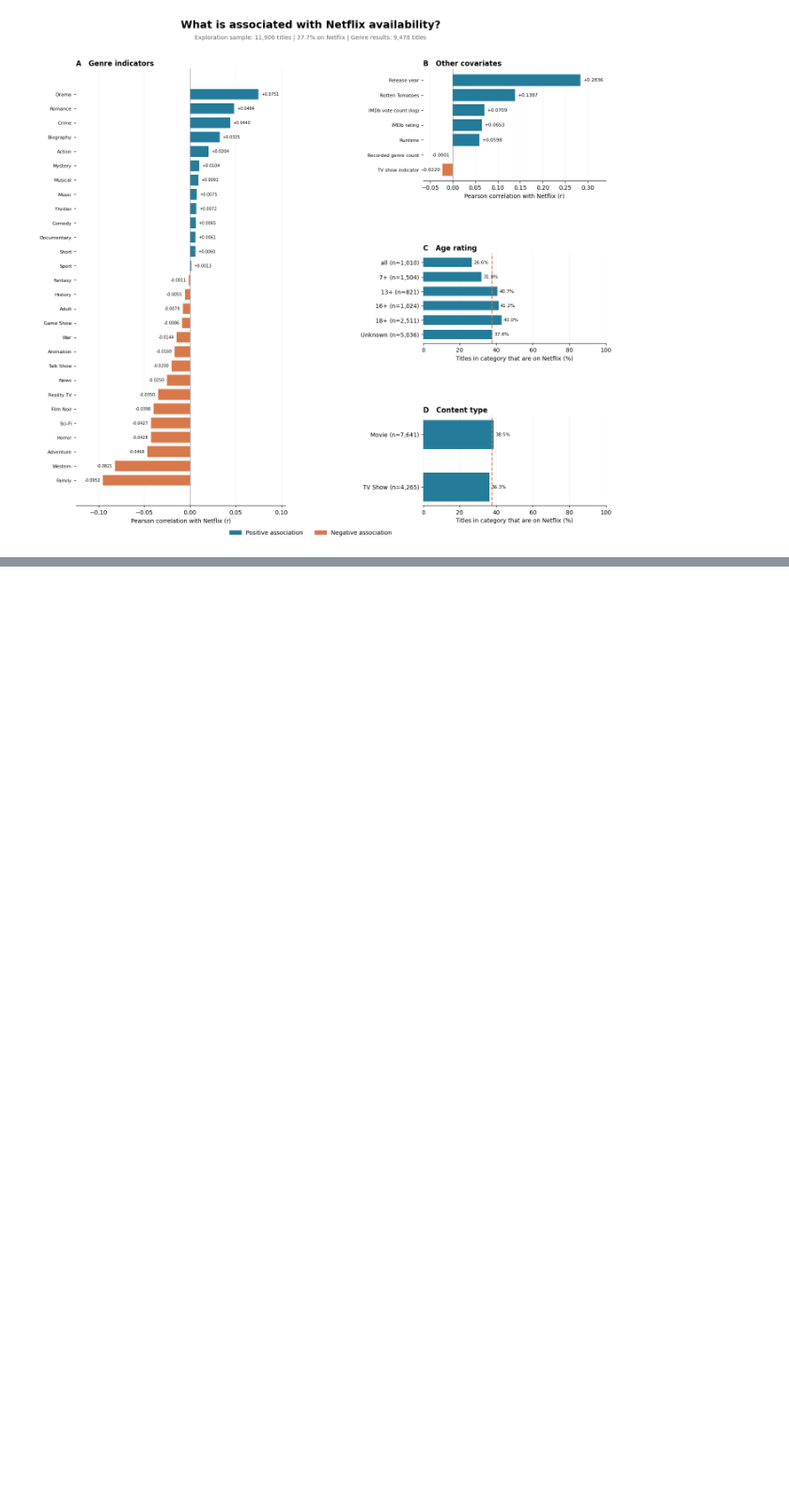
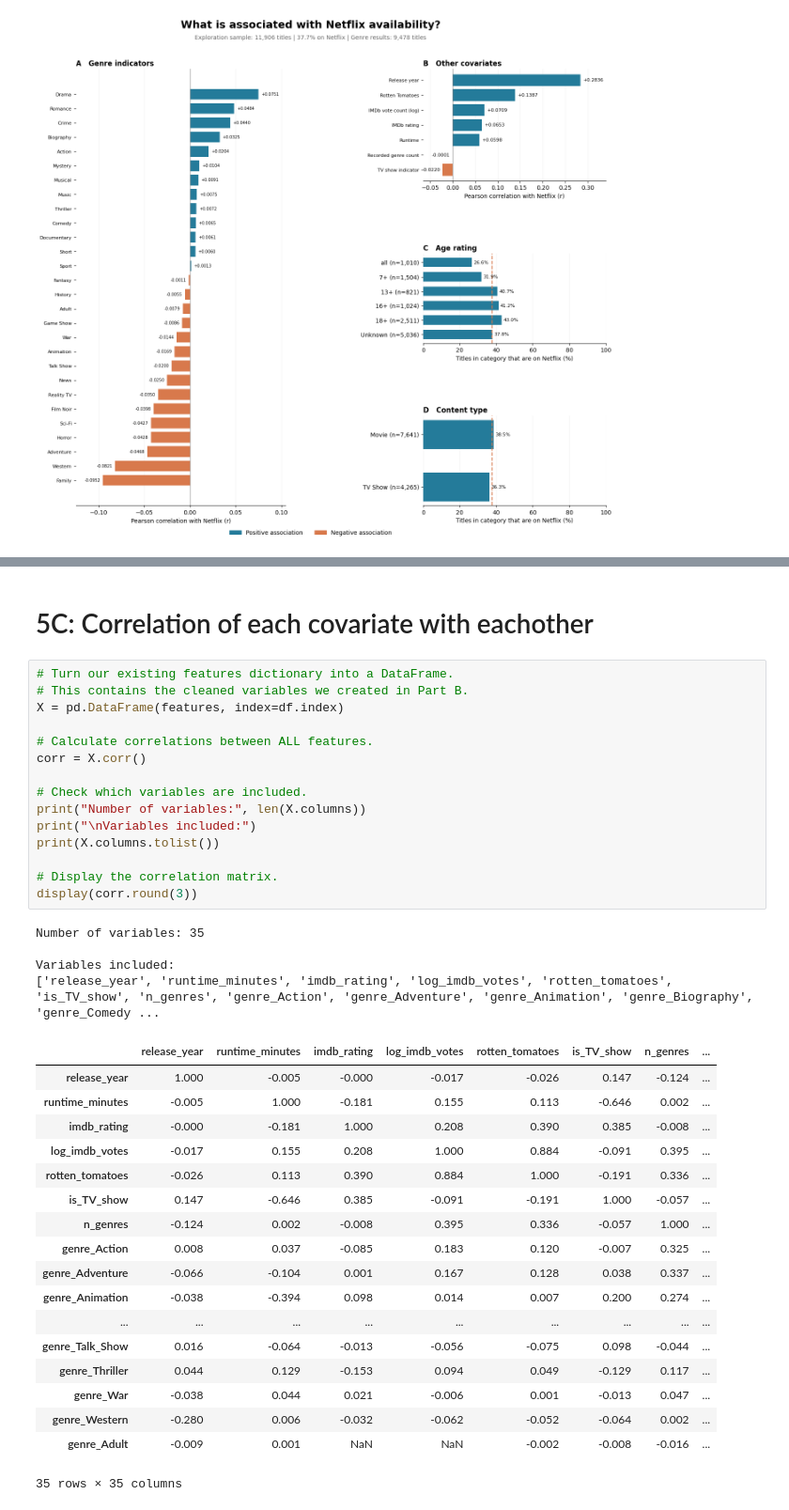
Before and after one commit to luzcielponce-create/MS-E-226-Project-, a Jupyter notebook: streaming_data_correlation_coefficients.ipynb, the cells around one changed output, grey strips where cells are left out. Shown at 94% size. Cells and saved outputs as stored; diff of their text form; blank space fills up the shorter version.

```diff
--- a/streaming_data_correlation_coefficients.ipynb
+++ b/streaming_data_correlation_coefficients.ipynb
@@ -472,0 +470,40 @@ fig.savefig(
+# %% [markdown]
+# 5C: Correlation of each covariate with eachother
+# %%
+# Turn our existing features dictionary into a DataFrame.
+# This contains the cleaned variables we created in Part B.
+X = pd.DataFrame(features, index=df.index)
+
+# Calculate correlations between ALL features.
+corr = X.corr()
+
+# Check which variables are included.
+print("Number of variables:", len(X.columns))
+print("\nVariables included:")
+print(X.columns.tolist())
+
+# Display the correlation matrix.
+display(corr.round(3))
+# %% [output]
+Number of variables: 35
+
+Variables included:
+['release_year', 'runtime_minutes', 'imdb_rating', 'log_imdb_votes', 'rotten_tomatoes', 'is_TV_show', 'n_genres', 'genre_Action', 'genre_Adventure', 'genre_Animation', 'genre_Biography', 'genre_Comedy ...
+|  | release_year | runtime_minutes | imdb_rating | log_imdb_votes | rotten_tomatoes | is_TV_show | n_genres | ... |
+| release_year | 1.000 | -0.005 | -0.000 | -0.017 | -0.026 | 0.147 | -0.124 | ... |
+| runtime_minutes | -0.005 | 1.000 | -0.181 | 0.155 | 0.113 | -0.646 | 0.002 | ... |
+| imdb_rating | -0.000 | -0.181 | 1.000 | 0.208 | 0.390 | 0.385 | -0.008 | ... |
+| log_imdb_votes | -0.017 | 0.155 | 0.208 | 1.000 | 0.884 | -0.091 | 0.395 | ... |
+| rotten_tomatoes | -0.026 | 0.113 | 0.390 | 0.884 | 1.000 | -0.191 | 0.336 | ... |
+| is_TV_show | 0.147 | -0.646 | 0.385 | -0.091 | -0.191 | 1.000 | -0.057 | ... |
+| n_genres | -0.124 | 0.002 | -0.008 | 0.395 | 0.336 | -0.057 | 1.000 | ... |
+| genre_Action | 0.008 | 0.037 | -0.085 | 0.183 | 0.120 | -0.007 | 0.325 | ... |
+| genre_Adventure | -0.066 | -0.104 | 0.001 | 0.167 | 0.128 | 0.038 | 0.337 | ... |
+| genre_Animation | -0.038 | -0.394 | 0.098 | 0.014 | 0.007 | 0.200 | 0.274 | ... |
+| ... | ... | ... | ... | ... | ... | ... | ... | ... |
+| genre_Talk_Show | 0.016 | -0.064 | -0.013 | -0.056 | -0.075 | 0.098 | -0.044 | ... |
+| genre_Thriller | 0.044 | 0.129 | -0.153 | 0.094 | 0.049 | -0.129 | 0.117 | ... |
+| genre_War | -0.038 | 0.044 | 0.021 | -0.006 | 0.001 | -0.013 | 0.047 | ... |
+| genre_Western | -0.280 | 0.006 | -0.032 | -0.062 | -0.052 | -0.064 | 0.002 | ... |
+| genre_Adult | -0.009 | 0.001 | NaN | NaN | -0.002 | -0.008 | -0.016 | ... |
+35 rows × 35 columns
```
Also changed, not shown: parts of 11 cells of this notebook.
